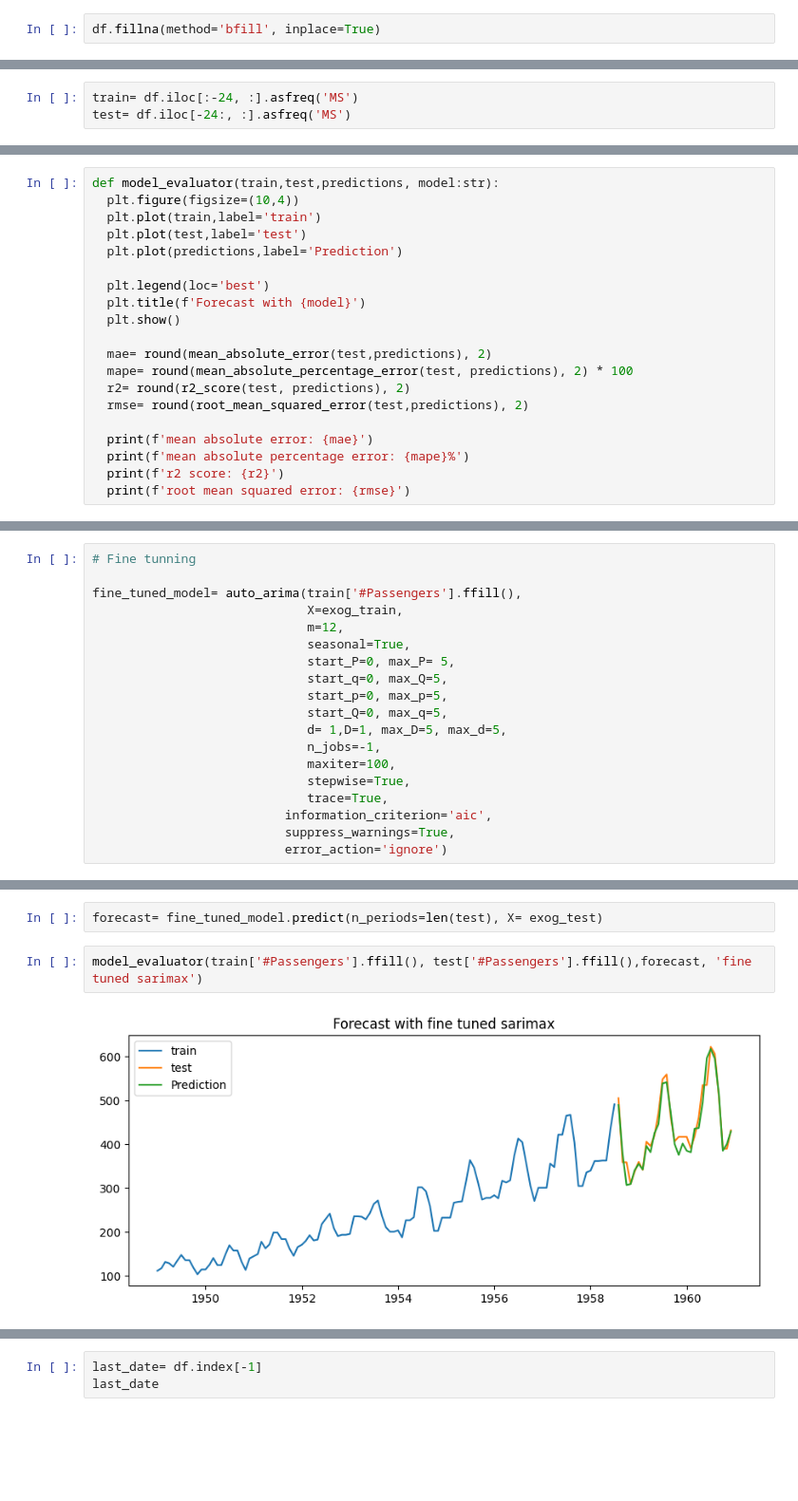
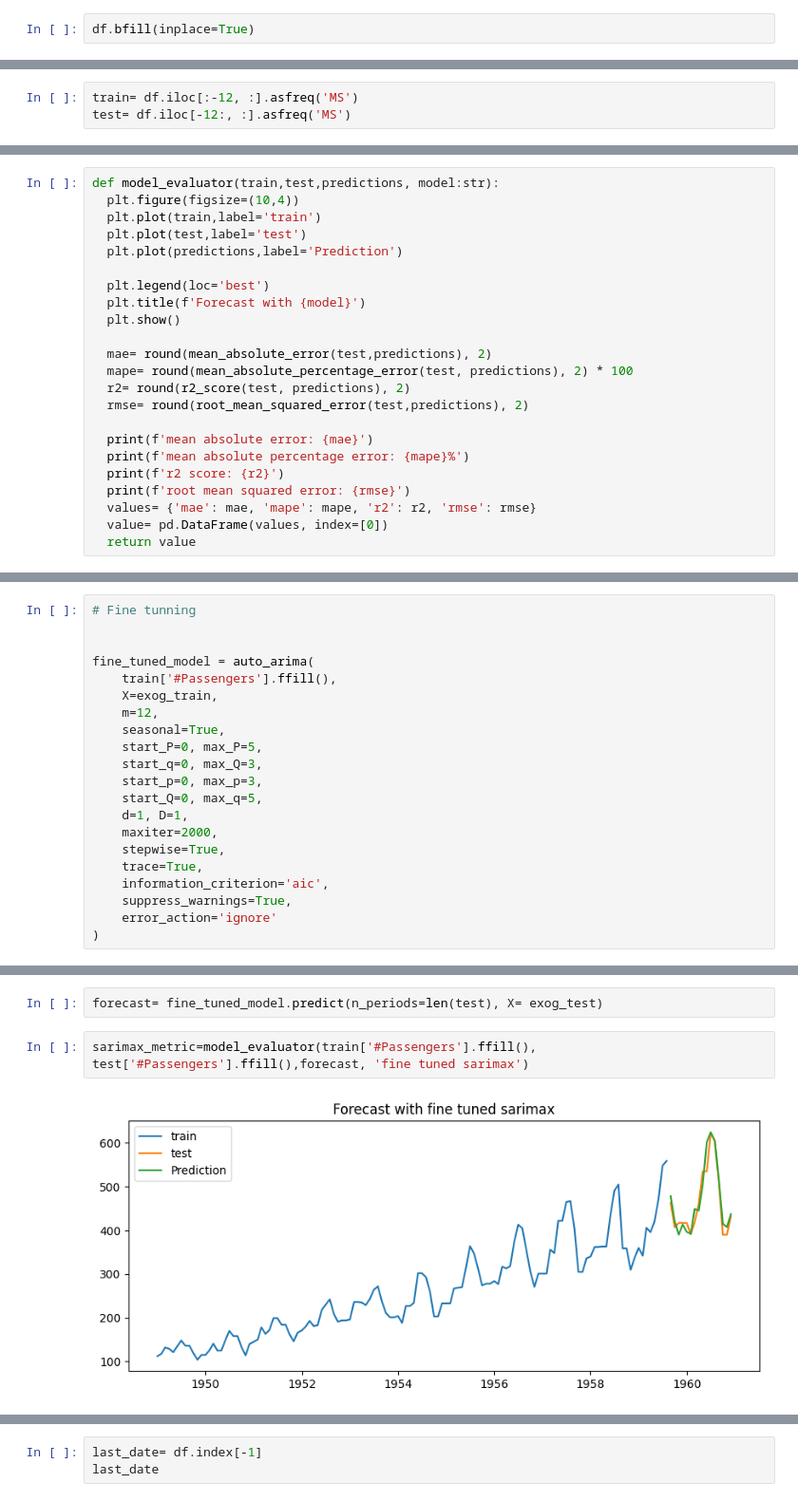
Before and after one commit to iamblack08/Air-passenger-prediction, a Jupyter notebook: sarimax.ipynb, the cells around one changed output, grey strips where cells are left out. Shown at 95% size. Cells and saved outputs as stored; diff of their text form; blank space fills up the shorter version.

Commit message:
updated sarimax model

```diff
--- a/sarimax.ipynb
+++ b/sarimax.ipynb
@@ -37,7 +37,7 @@ rolling_mean12    37
 rolling_std12     37
 dtype: int64
 # %%
-df.fillna(method='bfill', inplace=True)
+df.bfill(inplace=True)
 # %%
 df.duplicated().sum()
 # %% [output]
@@ -59,5 +59,5 @@ df.head()
 | 1949-04-01 | 129.0 | 4.0 | 2.0 | 132.0 | 118.0 | 112.0 | 112.0 | 112.0 | 126.333333 | ... |
 | 1949-05-01 | 121.0 | 5.0 | 2.0 | 129.0 | 132.0 | 118.0 | 112.0 | 112.0 | 127.333333 | ... |
 # %%
-train= df.iloc[:-24, :].asfreq('MS')
-test= df.iloc[-24:, :].asfreq('MS')
+train= df.iloc[:-12, :].asfreq('MS')
+test= df.iloc[-12:, :].asfreq('MS')
@@ -114,6 +116,9 @@ def model_evaluator(train,test,predictions, model:str):
   print(f'mean absolute percentage error: {mape}%')
   print(f'r2 score: {r2}')
   print(f'root mean squared error: {rmse}')
+  values= {'mae': mae, 'mape': mape, 'r2': r2, 'rmse': rmse}
+  value= pd.DataFrame(values, index=[0])
+  return value
 # %%
 model_evaluator(train['#Passengers'].ffill(), test['#Passengers'].ffill(),arima_forecast, arima)
 # %% [output]
@@ -218,21 +234,23 @@ root mean squared error: 23.67
 # %%
 # Fine tunning
 
-fine_tuned_model= auto_arima(train['#Passengers'].ffill(),
-                             X=exog_train,
-                             m=12,
-                             seasonal=True,
-                             start_P=0, max_P= 5,
-                             start_q=0, max_Q=5,
-                             start_p=0, max_p=5,
-                             start_Q=0, max_q=5,
-                             d= 1,D=1, max_D=5, max_d=5,
-                             n_jobs=-1,
-                             maxiter=100,
-                             stepwise=True,
-                             trace=True,
-                          information_criterion='aic',
-                          suppress_warnings=True,
-                          error_action='ignore')
+
+fine_tuned_model = auto_arima(
+    train['#Passengers'].ffill(),
+    X=exog_train,
+    m=12,
+    seasonal=True,
+    start_P=0, max_P=5,
+    start_q=0, max_Q=3,
+    start_p=0, max_p=3,
+    start_Q=0, max_q=5,
+    d=1, D=1,
+    maxiter=2000,
+    stepwise=True,
+    trace=True,
+    information_criterion='aic',
+    suppress_warnings=True,
+    error_action='ignore'
+)
 # %% [output]
 Performing stepwise search to minimize aic
@@ -302,6 +312,6 @@ test.shape
 # %%
 forecast= fine_tuned_model.predict(n_periods=len(test), X= exog_test)
 # %%
-model_evaluator(train['#Passengers'].ffill(), test['#Passengers'].ffill(),forecast, 'fine tuned sarimax')
+sarimax_metric=model_evaluator(train['#Passengers'].ffill(), test['#Passengers'].ffill(),forecast, 'fine tuned sarimax')
 # %% [output]
-[figure, old version]
+[figure, new version]
```
Also changed, not shown: parts of 25 cells of this notebook, 7 other files.
